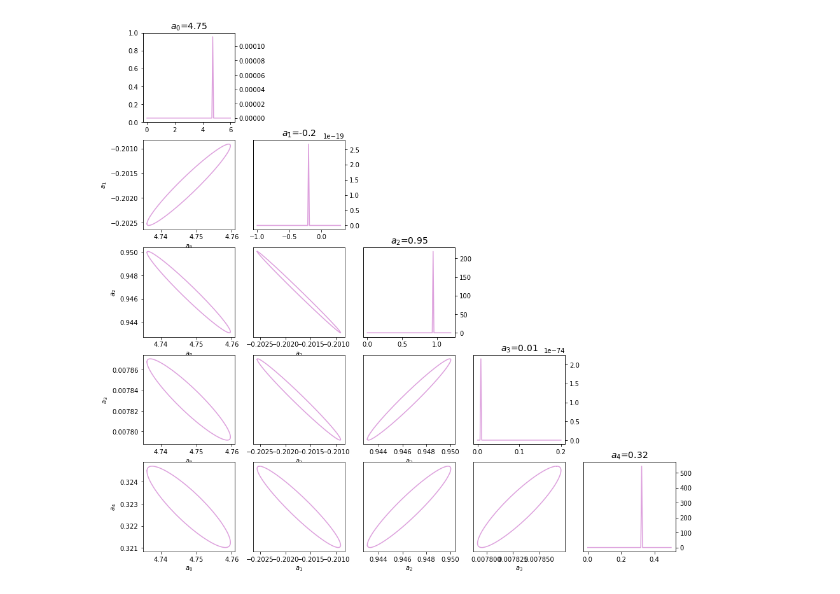
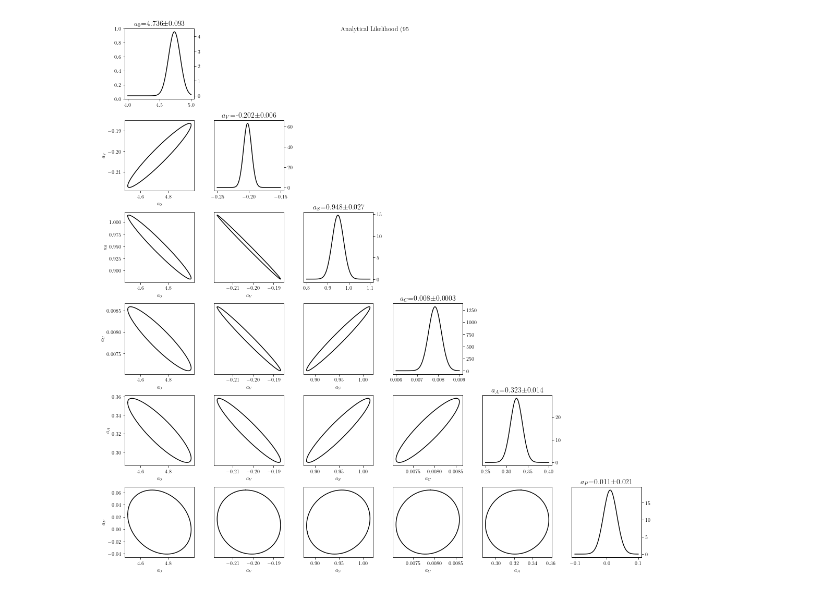
Before and after one commit to elliemay481/HistoryMatching, a Jupyter notebook: LiquidDropAnalytical.ipynb, the cells around one changed output. Drawn from its saved outputs; the diff is of its cells as text; code cells hidden in the pictures.

Commit message:
Add pairing parameter to LD model

```diff
--- a/LiquidDropAnalytical.ipynb
+++ b/LiquidDropAnalytical.ipynb
@@ -99,0 +124,4 @@ X[:,4] = (N-Z)**2 * A**(-1.0)
+# %%
+# ***** mean of unc?? corresponds to each output ***********
+variance = np.mean(Energies_unc)**2 + pred_sigma**2
+print(variance)
@@ -104,7 +134,7 @@ def A_matrix(X_d, variance):
     return X_d
 # %%
 A1 = A_matrix(X, variance)
-b1 = Energies_A / np.sqrt(variance)
+b1 = Energies / np.sqrt(variance)
 # %%
 def solve_theta(A, b):
     theta_best = ((np.linalg.inv(A.T.dot(A))).dot(A.T)).dot(b)
@@ -141,7 +171,7 @@ def get_cov_ellipse(cov, centre, nstd, ax, color):
     theta = np.arctan2(vy, vx)
 
     # Width and height of ellipse to draw
-    width, height = 2 * nstd * np.sqrt(np.abs(eigvals))
+    width, height = 2 * np.sqrt(5.991) * np.sqrt(np.abs(eigvals))
 
     t = np.linspace(0, 2*np.pi, 100)
     Ell = np.array([0.5*width*np.cos(t) , 0.5*height*np.sin(t)])
@@ -154,7 +184,7 @@ def get_cov_ellipse(cov, centre, nstd, ax, color):
     #ax.plot(Ell_rot[:,0], Ell_rot[:,1])
 # %%
 def plot_ellipses(fig, parameter_bounds, true_parameters, H, theta_best, theta_vals, color):
-    theta_names = [r'$a_{0}$', r'$a_{1}$', r'$a_{2}$', r'$a_{3}$', r'$a_{4}$']
+    theta_names = [r'$a_{0}$', r'$a_{V}$', r'$a_{S}$', r'$a_{C}$', r'$a_{A}$', r'$a_{P}$']
     N = len(theta_best)
     for i in range(N):
         for j in range(N):
@@ -165,7 +195,12 @@ def plot_ellipses(fig, parameter_bounds, true_parameters, H, theta_best, theta_v
             if i == j:
                 ax_right = ax.twinx()
                 ax_right.plot(theta_vals[i], stats.norm.pdf(theta_vals[i], theta_best[i], np.sqrt(H[i,i])), color=color)
-                ax_right.set_title(str(theta_names[i]) + '=' + str(round(theta_best[i], 2)), fontsize=14)
+                if i == 3:
+                    ax_right.set_title(str(theta_names[i]) + '=' + str(round(theta_best[i], 3)) + r'$\pm$' + \
+                                   str(round(np.sqrt(H[i,i]),4)), fontsize=14)
+                else:
+                    ax_right.set_title(str(theta_names[i]) + '=' + str(round(theta_best[i], 3)) + r'$\pm$' + \
+                                       str(round(np.sqrt(H[i,i]),3)), fontsize=14)
 
             elif i < j:
 
@@ -178,11 +213,15 @@ def plot_ellipses(fig, parameter_bounds, true_parameters, H, theta_best, theta_v
 
             else:
                 ax.axis('off')
+
+    plt.tight_layout()
 # %%
-color_list = ['plum', 'mediumaquamarine', 'red']
+color_list = ['black', 'plum', 'mediumaquamarine', 'red']
 N = ndim
 fig, axes = plt.subplots(N,N,figsize=(15,15))
 
-plot_ellipses(fig, parameter_bounds, true_parameters, H1, theta, theta_vals, color_list[0])
+plot_ellipses(fig, parameter_bounds, theta, H1, theta, theta_vals, color_list[0])
+fig.suptitle(r'Analytical Likelihood (95% Isoprobability Surface)')
+plt.savefig('figures/LD_analytical.png', bbox_inches='tight', facecolor='white', transparent=False)
 # %% [output]
-[figure, old version]
+[figure, new version]
```
Also changed, not shown: parts of 14 cells of this notebook, 10 other files.
